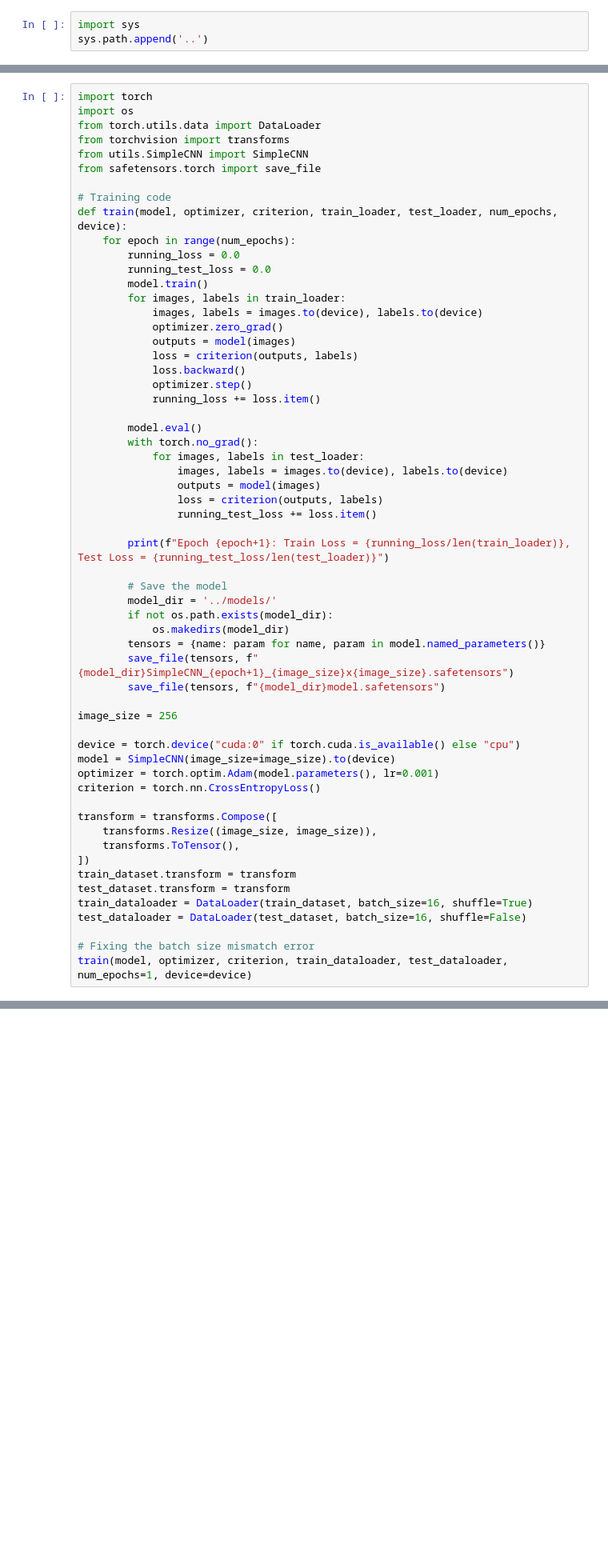
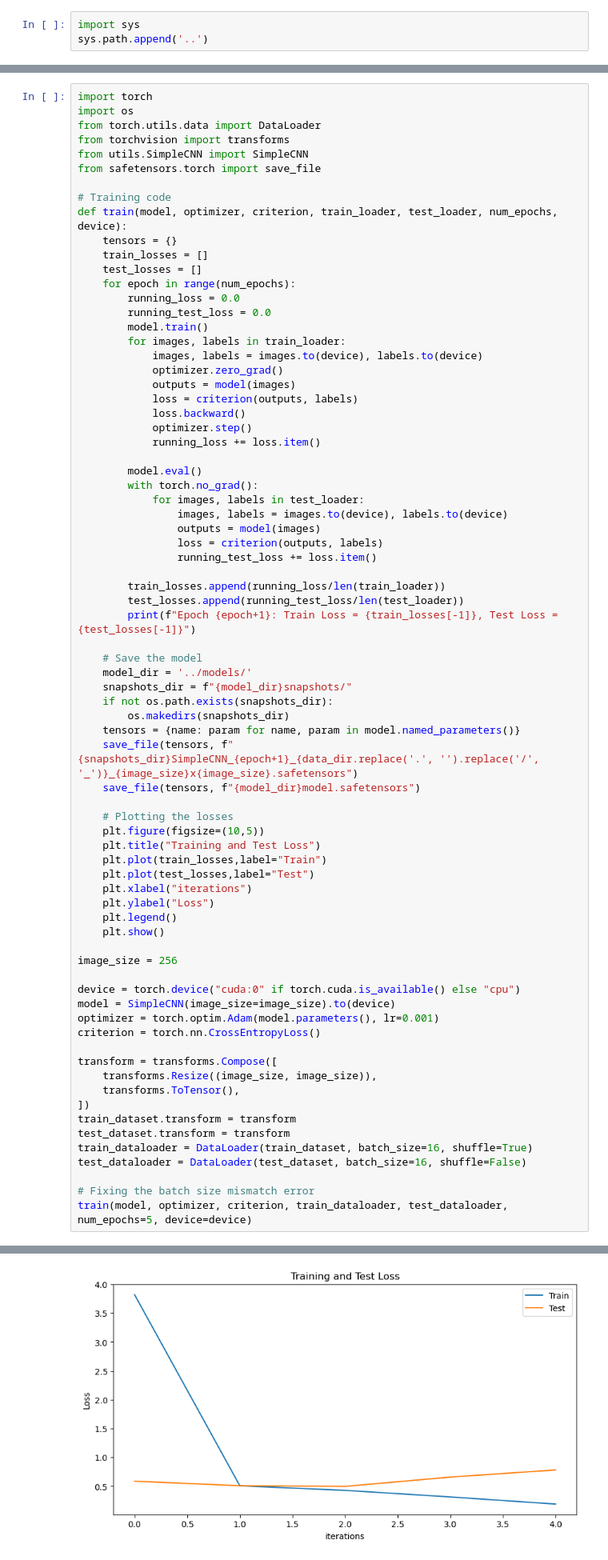
Before and after one commit to xhiroga/til, a Jupyter notebook: computer-science/machine-learning/_src/pokemon-palworld/notebooks/train.ipynb, the cells around one changed output, grey strips where cells are left out. Shown at 80% size. Saved outputs shown, nothing was run; the diff lists cells and outputs as text; blank space fills up the shorter version.

```diff
--- a/computer-science/machine-learning/_src/pokemon-palworld/notebooks/train.ipynb
+++ b/computer-science/machine-learning/_src/pokemon-palworld/notebooks/train.ipynb
@@ -105,6 +96,9 @@ from safetensors.torch import save_file
 
 # Training code
 def train(model, optimizer, criterion, train_loader, test_loader, num_epochs, device):
+    tensors = {}
+    train_losses = []
+    test_losses = []
     for epoch in range(num_epochs):
         running_loss = 0.0
         running_test_loss = 0.0
@@ -126,15 +120,28 @@ def train(model, optimizer, criterion, train_loader, test_loader, num_epochs, de
                 loss = criterion(outputs, labels)
                 running_test_loss += loss.item()
 
-        print(f"Epoch {epoch+1}: Train Loss = {running_loss/len(train_loader)}, Test Loss = {running_test_loss/len(test_loader)}")
+        train_losses.append(running_loss/len(train_loader))
+        test_losses.append(running_test_loss/len(test_loader))
+        print(f"Epoch {epoch+1}: Train Loss = {train_losses[-1]}, Test Loss = {test_losses[-1]}")
 
-        # Save the model
-        model_dir = '../models/'
-        if not os.path.exists(model_dir):
-            os.makedirs(model_dir)
-        tensors = {name: param for name, param in model.named_parameters()}
-        save_file(tensors, f"{model_dir}SimpleCNN_{epoch+1}_{image_size}x{image_size}.safetensors")
-        save_file(tensors, f"{model_dir}model.safetensors")
+    # Save the model
+    model_dir = '../models/'
+    snapshots_dir = f"{model_dir}snapshots/"
+    if not os.path.exists(snapshots_dir):
+        os.makedirs(snapshots_dir)
+    tensors = {name: param for name, param in model.named_parameters()}
+    save_file(tensors, f"{snapshots_dir}SimpleCNN_{epoch+1}_{data_dir.replace('.', '').replace('/', '_')}_{image_size}x{image_size}.safetensors")
+    save_file(tensors, f"{model_dir}model.safetensors")
+
+    # Plotting the losses
+    plt.figure(figsize=(10,5))
+    plt.title("Training and Test Loss")
+    plt.plot(train_losses,label="Train")
+    plt.plot(test_losses,label="Test")
+    plt.xlabel("iterations")
+    plt.ylabel("Loss")
+    plt.legend()
+    plt.show()
 
 image_size = 256
 
@@ -153,5 +160,5 @@ train_dataloader = DataLoader(train_dataset, batch_size=16, shuffle=True)
 test_dataloader = DataLoader(test_dataset, batch_size=16, shuffle=False)
 
 # Fixing the batch size mismatch error
-train(model, optimizer, criterion, train_dataloader, test_dataloader, num_epochs=1, device=device)
+train(model, optimizer, criterion, train_dataloader, test_dataloader, num_epochs=5, device=device)
 # %% [output]
@@ -158,0 +170 @@ Epoch 1: Train Loss = 1.7898517385812387, Test Loss = 0.00840300573327113
+[figure, added]
```
Also changed, not shown: parts of 4 cells of this notebook, 5 other files.
